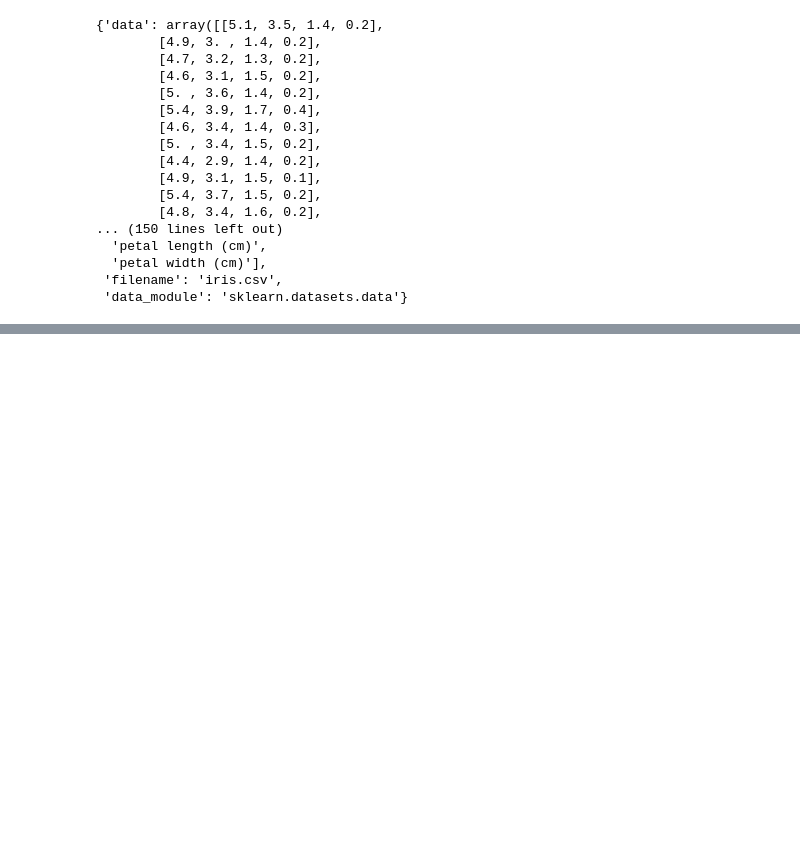
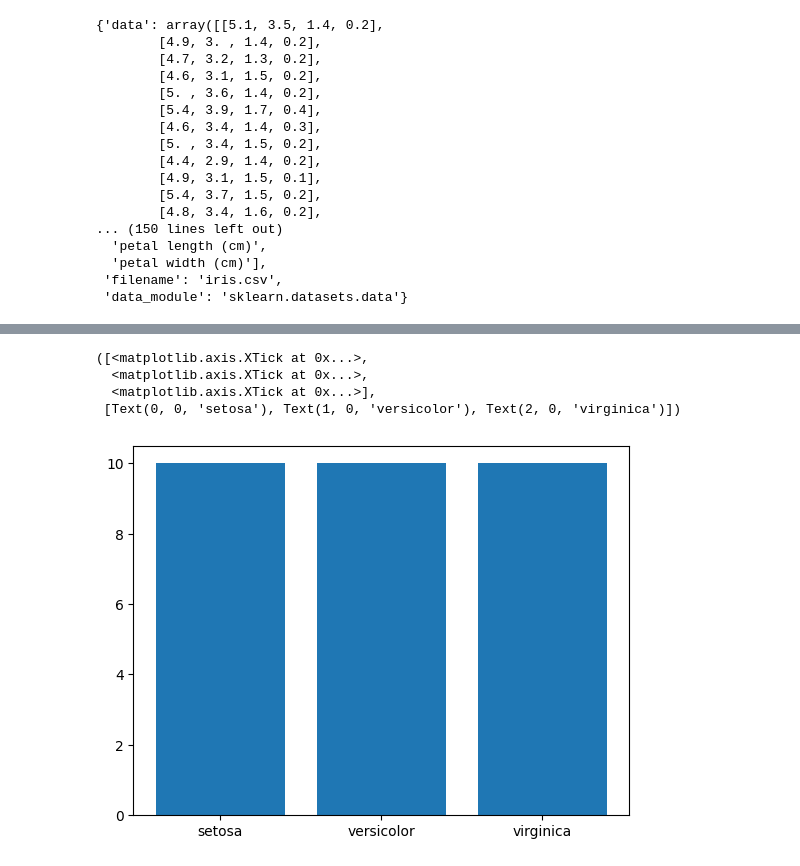
Before and after one commit to dev0405/Scikit_learn, a Jupyter notebook: third.ipynb, the cells around one changed output, grey strips where cells are left out. Cells and saved outputs as stored; diff of their text form; code cells hidden in the pictures; blank space fills up the shorter version.

```diff
--- a/third.ipynb
+++ b/third.ipynb
@@ -55,0 +117,11 @@ load_iris()
+# %%
+counts=np.bincount(y_test)
+position=np.arange(3)
+plt.bar(position,counts)
+plt.xticks(position,data.target_names)
+# %% [output]
+([<matplotlib.axis.XTick at 0x...>,
+  <matplotlib.axis.XTick at 0x...>,
+  <matplotlib.axis.XTick at 0x...>],
+ [Text(0, 0, 'setosa'), Text(1, 0, 'versicolor'), Text(2, 0, 'virginica')])
+[figure, added]
```
Also changed, not shown: parts of 11 cells of this notebook.
